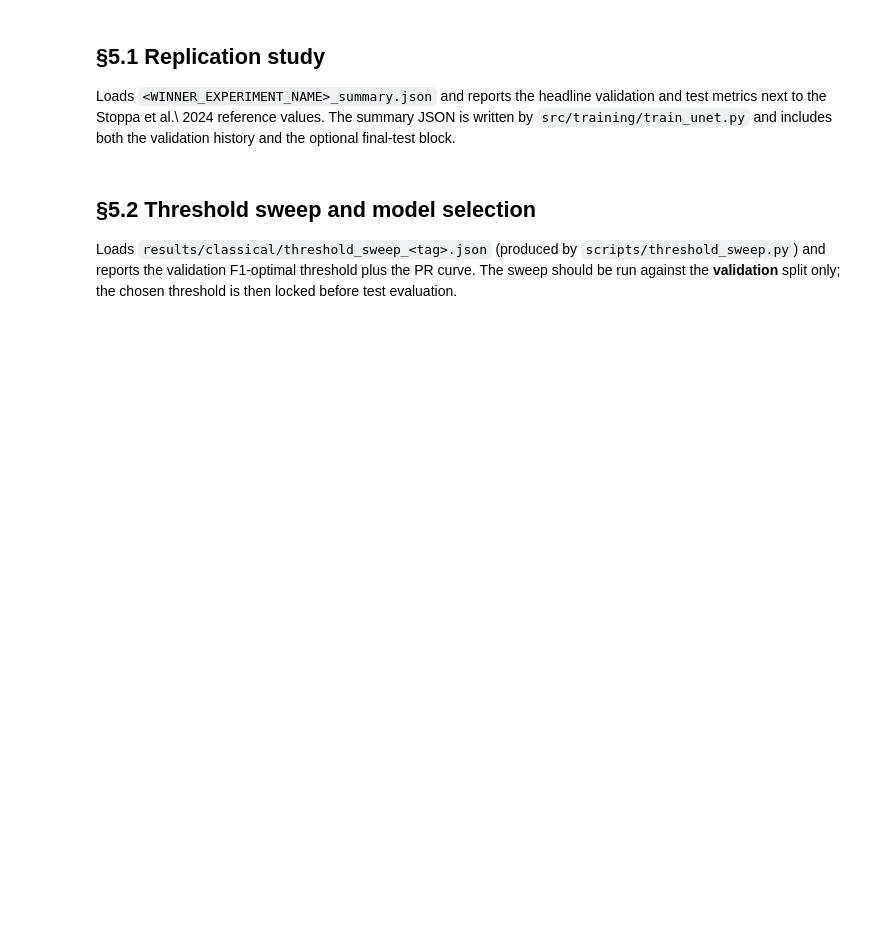
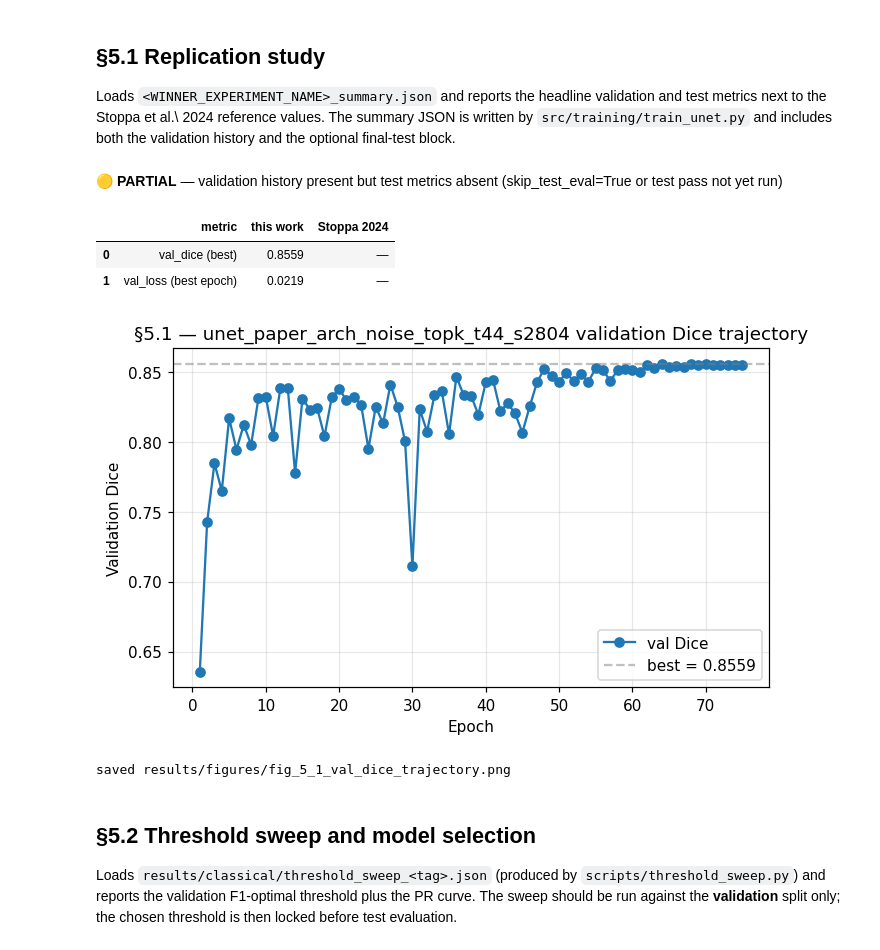
Before and after one commit to barongracias/satellite_trail_detection, a Jupyter notebook: notebooks/02_results_synthesis.ipynb, the cells around one changed output. Drawn from its saved outputs; the diff is of its cells as text; code cells hidden in the pictures; blank space fills up the shorter version.

Commit message:
Package final report artefacts and tighten result provenance caveats

```diff
--- a/notebooks/02_results_synthesis.ipynb
+++ b/notebooks/02_results_synthesis.ipynb
@@ -115,7 +113,7 @@ summary_path = CHECKPOINTS_DIR / f'{WINNER_EXPERIMENT_NAME}_summary.json'
 summary = load_json(summary_path)
 
 if summary is None:
-    show(CellStatus('5.1', 'PENDING', f'expected {summary_path.relative_to(PROJECT_ROOT)} (M5.6 winner not yet retrained)'))
+    show(CellStatus('5.1', 'PENDING', f'expected {summary_path.relative_to(PROJECT_ROOT)} (locked winner summary not found)'))
 else:
     history = pd.DataFrame(summary['history'])
     test_metrics = summary.get('test_metrics')
@@ -125,33 +123,40 @@ else:
         {'metric': 'val_dice (best)', 'this work': fmt(best_val_dice), 'Stoppa 2024': '—'},
         {'metric': 'val_loss (best epoch)', 'this work': fmt(float(history.loc[history['val_dice'].idxmax(), 'val_loss']) if best_val_dice is not None else None), 'Stoppa 2024': '—'},
     ]
     if test_metrics:
         rows.extend([
             {'metric': 'test_precision', 'this work': fmt(test_metrics['precision']), 'Stoppa 2024': fmt(PAPER['precision'])},
             {'metric': 'test_recall',    'this work': fmt(test_metrics['recall']),    'Stoppa 2024': fmt(PAPER['recall'])},
             {'metric': 'test_dice',      'this work': fmt(test_metrics['dice']),      'Stoppa 2024': '—'},
             {'metric': 'test_iou',       'this work': fmt(test_metrics['iou']),       'Stoppa 2024': '—'},
         ])
         state = 'OK'
         detail = f'best epoch {summary.get("effective_eval_max_batches", "all")} batches; test metrics present'
     else:
         state = 'PARTIAL'
         detail = 'validation history present but test metrics absent (skip_test_eval=True or test pass not yet run)'
 
     show(CellStatus('5.1', state, detail), pd.DataFrame(rows))
 
     fig, ax = plt.subplots(figsize=(7, 4))
     ax.plot(history['epoch'], history['val_dice'], marker='o', label='val Dice')
     if best_val_dice is not None:
         ax.axhline(best_val_dice, linestyle='--', color='grey', alpha=0.5, label=f'best = {best_val_dice:.4f}')
     ax.set_xlabel('Epoch')
     ax.set_ylabel('Validation Dice')
     ax.set_title(f'§5.1 — {WINNER_EXPERIMENT_NAME} validation Dice trajectory')
     ax.legend()
     out = FIGURES_DIR / 'fig_5_1_val_dice_trajectory.png'
     fig.savefig(out)
     plt.show()
     print(f'saved {out.relative_to(PROJECT_ROOT)}')
+# %% [output]
+**🟡 PARTIAL** — validation history present but test metrics absent (skip_test_eval=True or test pass not yet run)
+|  | metric | this work | Stoppa 2024 |
+| 0 | val_dice (best) | 0.8559 | — |
+| 1 | val_loss (best epoch) | 0.0219 | — |
+[figure, added]
+saved results/figures/fig_5_1_val_dice_trajectory.png
 # %% [markdown]
 ## §5.2 Threshold sweep and model selection
 
```
Also changed, not shown: parts of 12 cells of this notebook, 10 other files.
